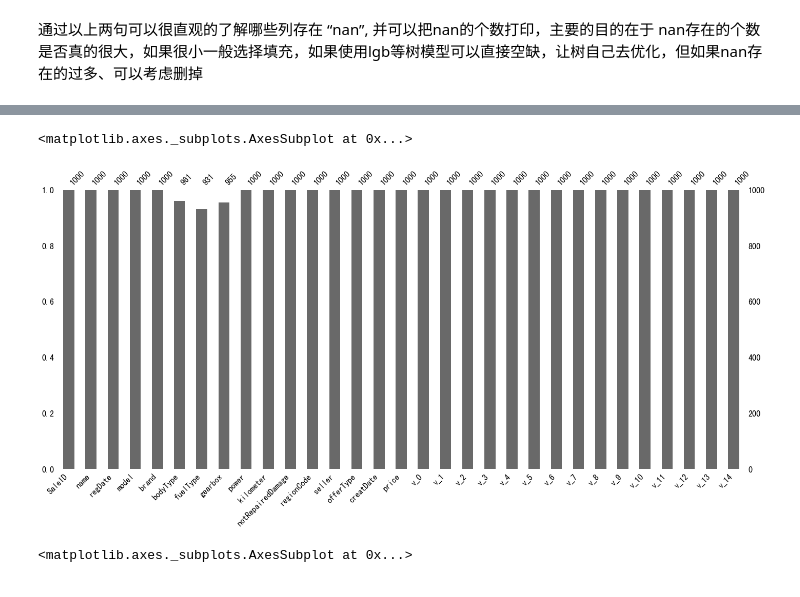
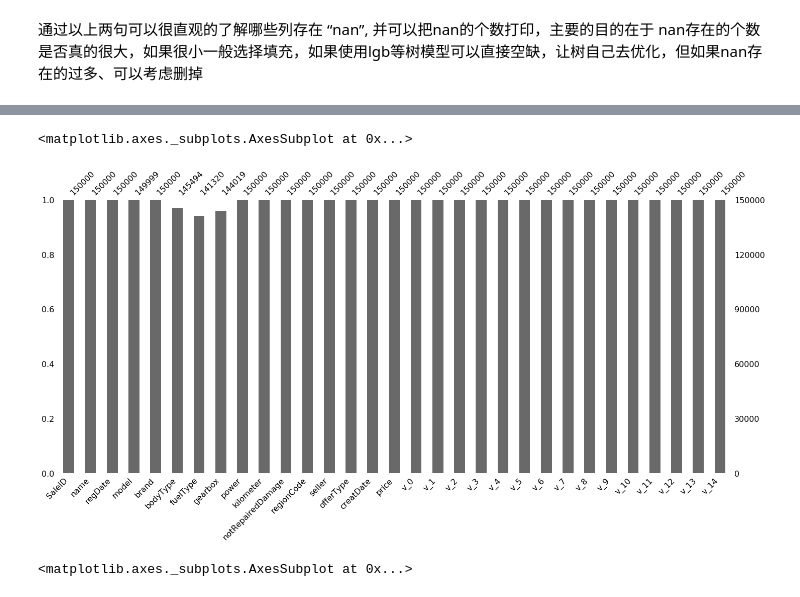
Before and after one commit to wemozj/tianchi-cars-trade, a Jupyter notebook: EDA.ipynb, the cells around one changed output, grey strips where cells are left out. Drawn from its saved outputs; the diff is of its cells as text; code cells hidden in the pictures.

```diff
--- a/EDA.ipynb
+++ b/EDA.ipynb
@@ -288,8 +290,10 @@ msno.matrix(Train_data.sample(250))
-# %%
-msno.bar(Train_data.sample(1000))
-# %% [output]
-<matplotlib.axes._subplots.AxesSubplot at 0x...>
-[figure, removed]
+# %%
+# 以柱状图的形式反映 缺失值总量上的变化
+# msno.bar(Train_data.sample(1000))
+msno.bar(Train_data.sample(Train_data.shape[0]))
+# %% [output]
+<matplotlib.axes._subplots.AxesSubplot at 0x...>
+[figure, added]
 # %%
 # 可视化看下缺省值
 msno.matrix(Test_data.sample(250))
```
Also changed, not shown: parts of 13 cells of this notebook, 38 other files.
